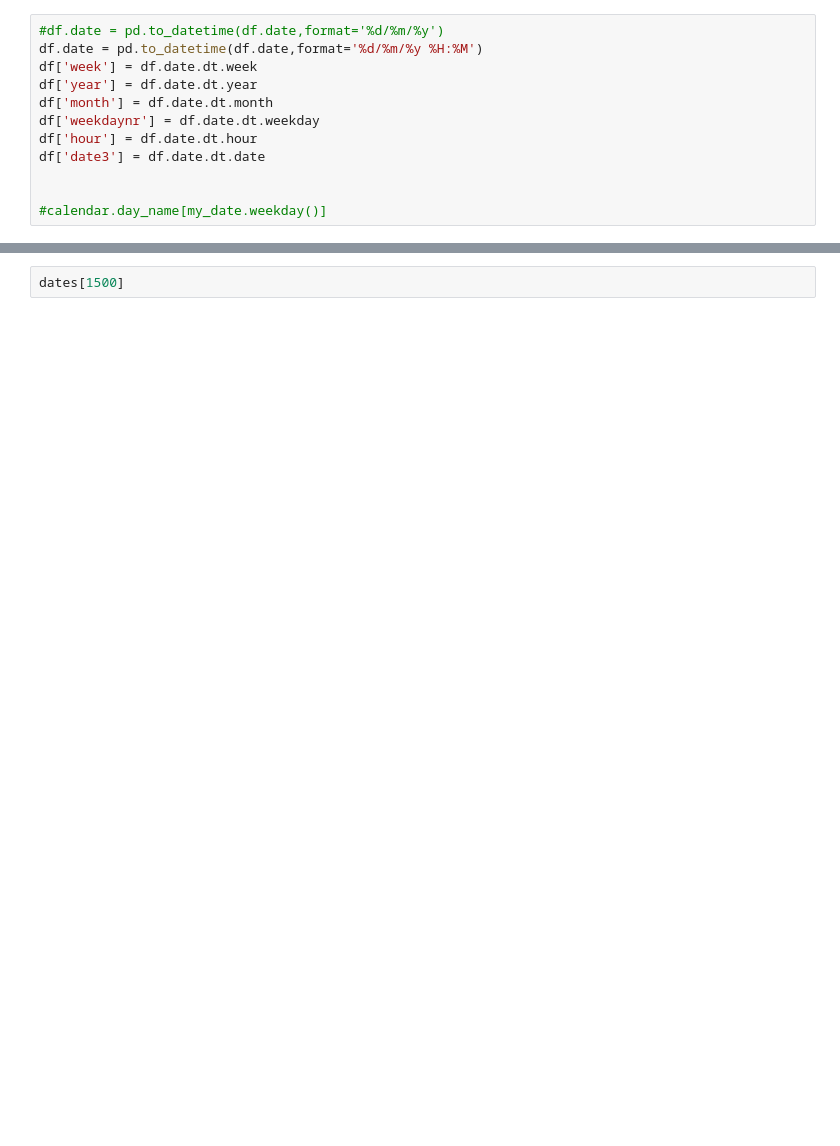
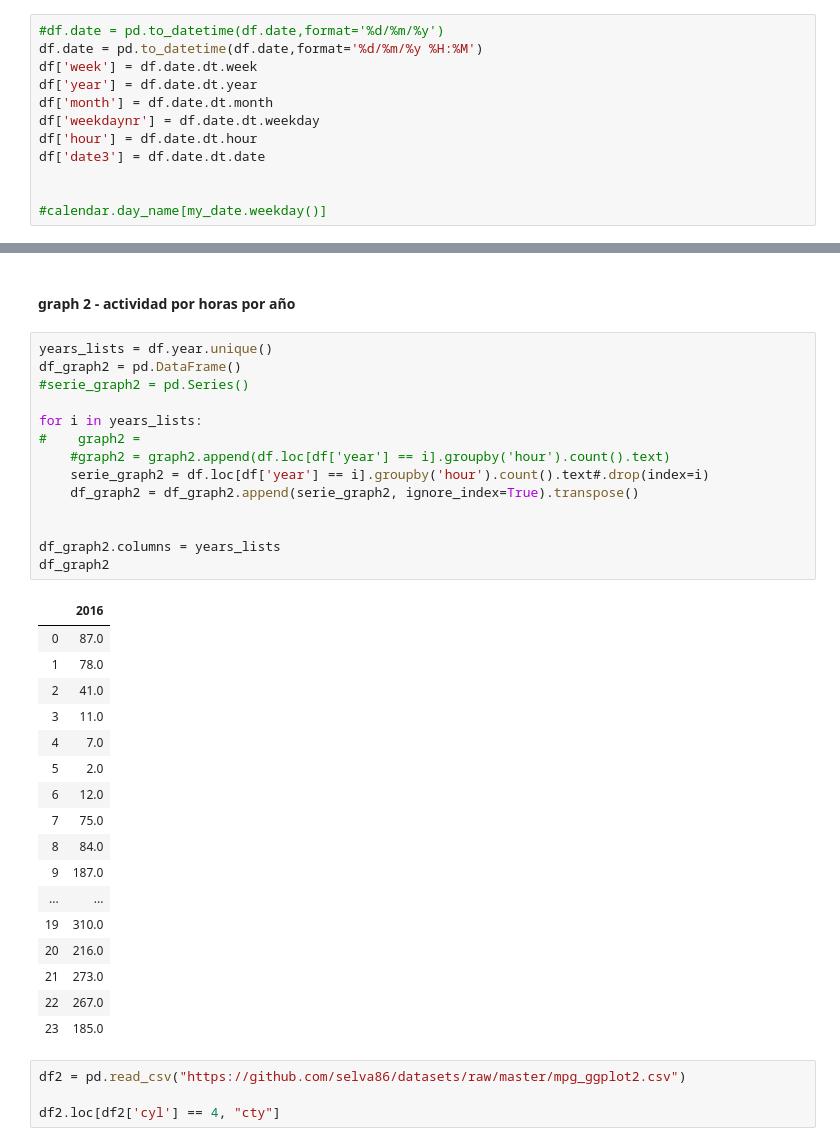
Before and after one commit to joaquin-tempelsman/data-stories, a Jupyter notebook: Whatsapp group - analytics/Untitled.ipynb, the cells around one changed output, grey strips where cells are left out. Drawn from its saved outputs; the diff is of its cells as text; blank space fills up the shorter version.

```diff
--- a/Whatsapp group - analytics/Untitled.ipynb
+++ b/Whatsapp group - analytics/Untitled.ipynb
@@ -181,2 +196,38 @@ show(column(p, select))
-# %%
-dates[1500]
+# %% [markdown]
+ #### graph 2 - actividad por horas por año
+# %%
+years_lists = df.year.unique()
+df_graph2 = pd.DataFrame()
+#serie_graph2 = pd.Series()
+
+for i in years_lists:
+#    graph2 =
+    #graph2 = graph2.append(df.loc[df['year'] == i].groupby('hour').count().text)
+    serie_graph2 = df.loc[df['year'] == i].groupby('hour').count().text#.drop(index=i)
+    df_graph2 = df_graph2.append(serie_graph2, ignore_index=True).transpose()
+
+
+df_graph2.columns = years_lists
+df_graph2
+# %% [output]
+|  | 2016 |
+| 0 | 87.0 |
+| 1 | 78.0 |
+| 2 | 41.0 |
+| 3 | 11.0 |
+| 4 | 7.0 |
+| 5 | 2.0 |
+| 6 | 12.0 |
+| 7 | 75.0 |
+| 8 | 84.0 |
+| 9 | 187.0 |
+| ... | ... |
+| 19 | 310.0 |
+| 20 | 216.0 |
+| 21 | 273.0 |
+| 22 | 267.0 |
+| 23 | 185.0 |
+# %%
+df2 = pd.read_csv("https://github.com/selva86/datasets/raw/master/mpg_ggplot2.csv")
+
+df2.loc[df2['cyl'] == 4, "cty"]
```
Also changed, not shown: parts of 14 cells of this notebook, 1 other file.
